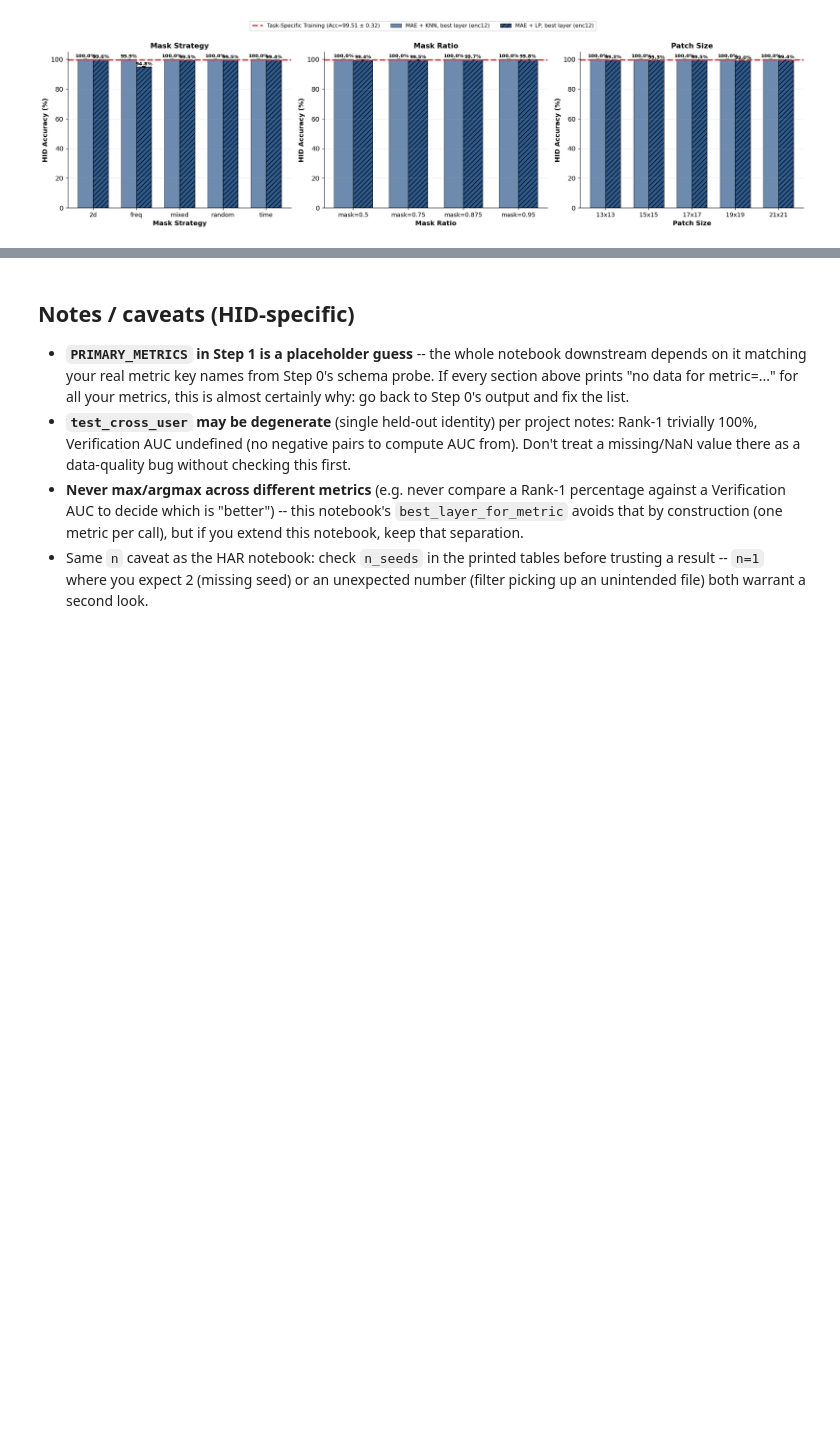
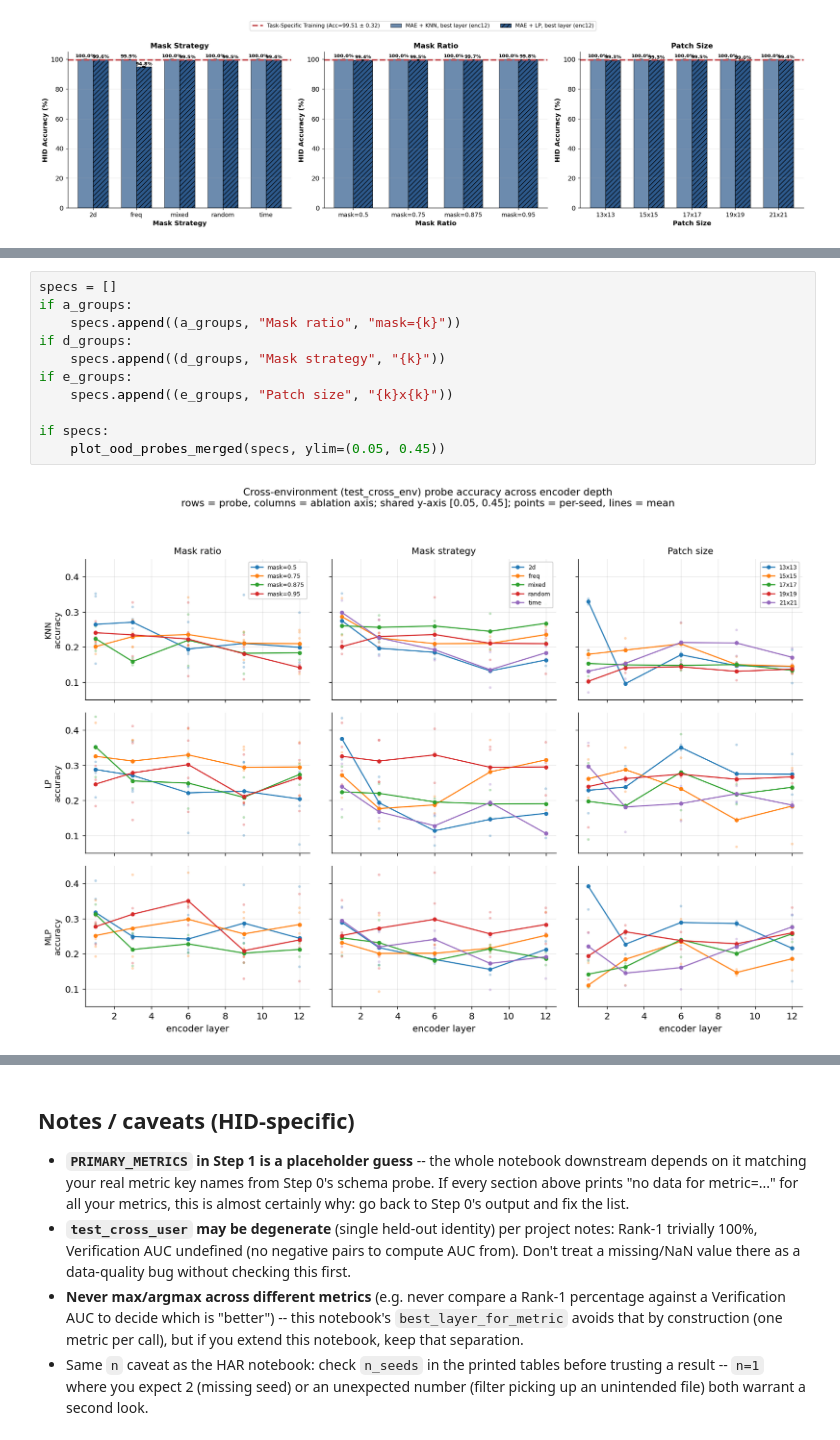
Before and after one commit to zzhu247/csi-fall-detection, a Jupyter notebook: visualization/consolidated_visualization_hid (3).ipynb, the cells around one changed output, grey strips where cells are left out. Saved outputs shown, nothing was run; the diff lists cells and outputs as text; blank space fills up the shorter version.

```diff
--- a/visualization/consolidated_visualization_hid (3).ipynb
+++ b/visualization/consolidated_visualization_hid (3).ipynb
@@ -1438,0 +1474,13 @@ Rank-1 retrieval is trivially 100%, and VerifAUC/EER are undefined.
+# %%
+specs = []
+if a_groups:
+    specs.append((a_groups, "Mask ratio", "mask={k}"))
+if d_groups:
+    specs.append((d_groups, "Mask strategy", "{k}"))
+if e_groups:
+    specs.append((e_groups, "Patch size", "{k}x{k}"))
+
+if specs:
+    plot_ood_probes_merged(specs, ylim=(0.05, 0.45))
+# %% [output]
+[figure, added]
```
Also changed, not shown: parts of 6 cells of this notebook, 51 other files.
